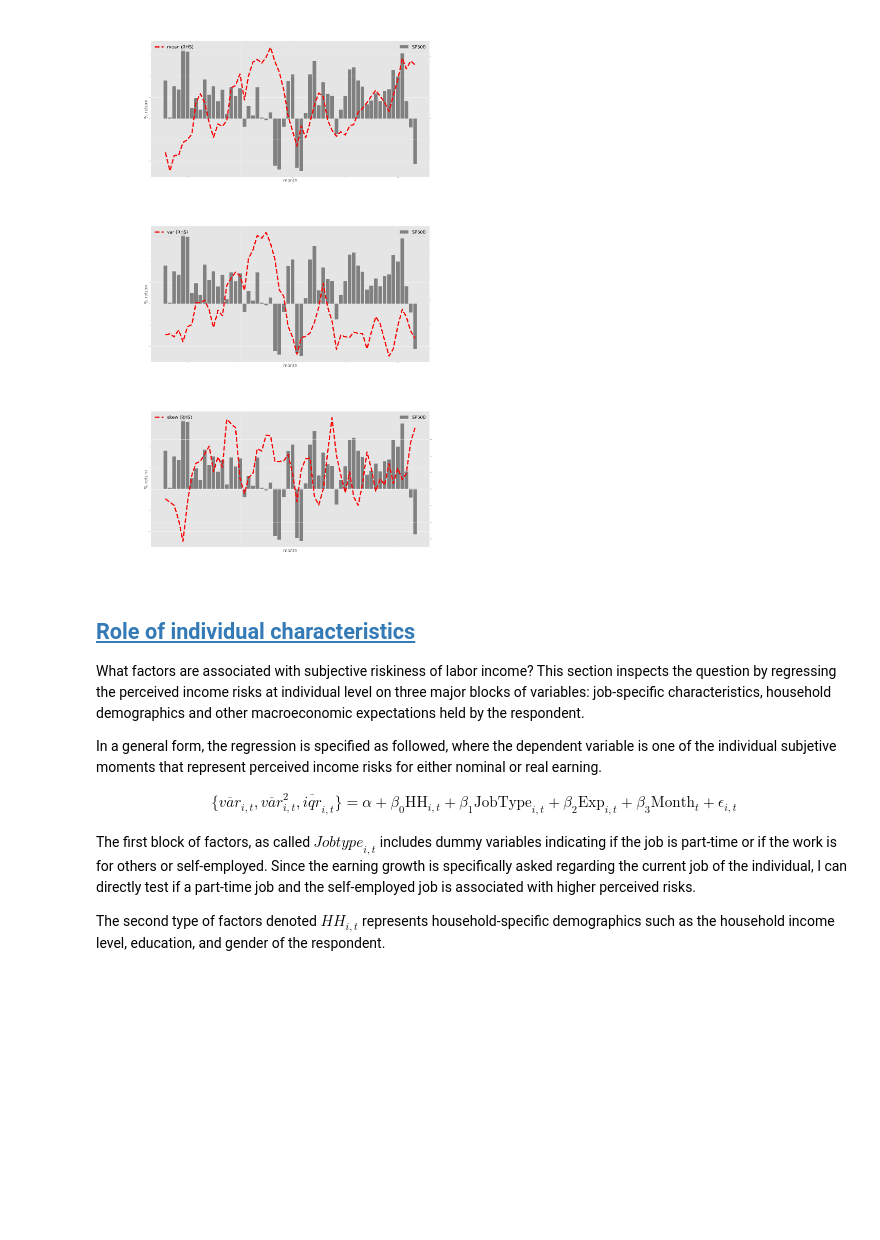
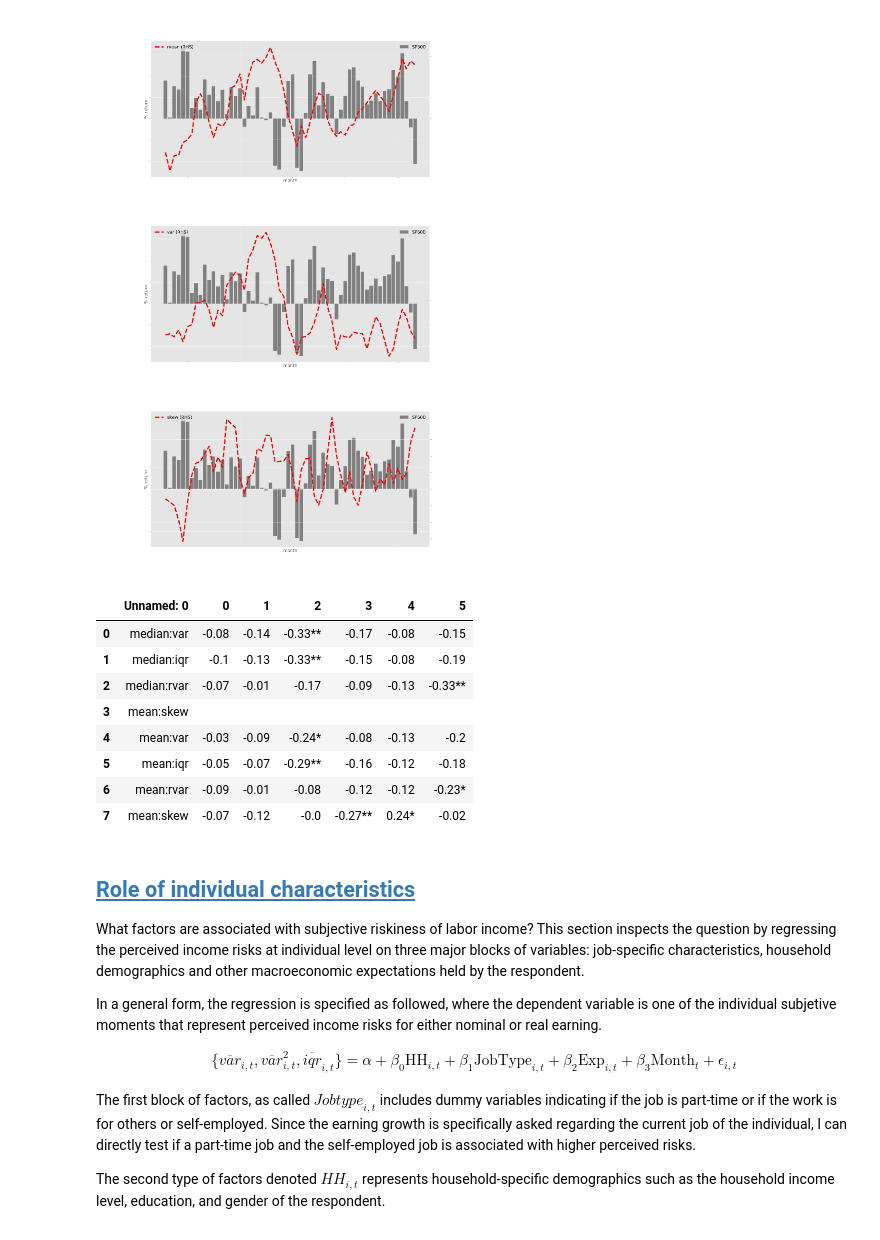
Before and after one commit to iworld1991/IncExpProject, a Jupyter notebook: WorkingFolder/PythonCode/PerceivedIncomeRisk.ipynb, the cells around one changed output. Saved outputs shown, nothing was run; the diff lists cells and outputs as text; code cells hidden in the pictures; blank space fills up the shorter version.

```diff
--- a/WorkingFolder/PythonCode/PerceivedIncomeRisk.ipynb
+++ b/WorkingFolder/PythonCode/PerceivedIncomeRisk.ipynb
@@ -204,6 +205,19 @@ for i in range(nb_fig):
 plt.tight_layout(pad =0, w_pad=0, h_pad=0)
 # %% [output]
 [figure]
+# %%
+macro_corr  = pd.read_excel('../Tables/macro_corr.xlsx')
+macro_corr.replace(np.nan,'')
+# %% [output]
+|  | Unnamed: 0 | 0 | 1 | 2 | 3 | 4 | 5 |
+| 0 | median:var | -0.08 | -0.14 | -0.33** | -0.17 | -0.08 | -0.15 |
+| 1 | median:iqr | -0.1 | -0.13 | -0.33** | -0.15 | -0.08 | -0.19 |
+| 2 | median:rvar | -0.07 | -0.01 | -0.17 | -0.09 | -0.13 | -0.33** |
+| 3 | mean:skew |  |  |  |  |  |  |
+| 4 | mean:var | -0.03 | -0.09 | -0.24* | -0.08 | -0.13 | -0.2 |
+| 5 | mean:iqr | -0.05 | -0.07 | -0.29** | -0.16 | -0.12 | -0.18 |
+| 6 | mean:rvar | -0.09 | -0.01 | -0.08 | -0.12 | -0.12 | -0.23* |
+| 7 | mean:skew | -0.07 | -0.12 | -0.0 | -0.27** | 0.24* | -0.02 |
 # %% [markdown]
 
 
```
Also changed, not shown: parts of 4 cells of this notebook, 12 other files.
